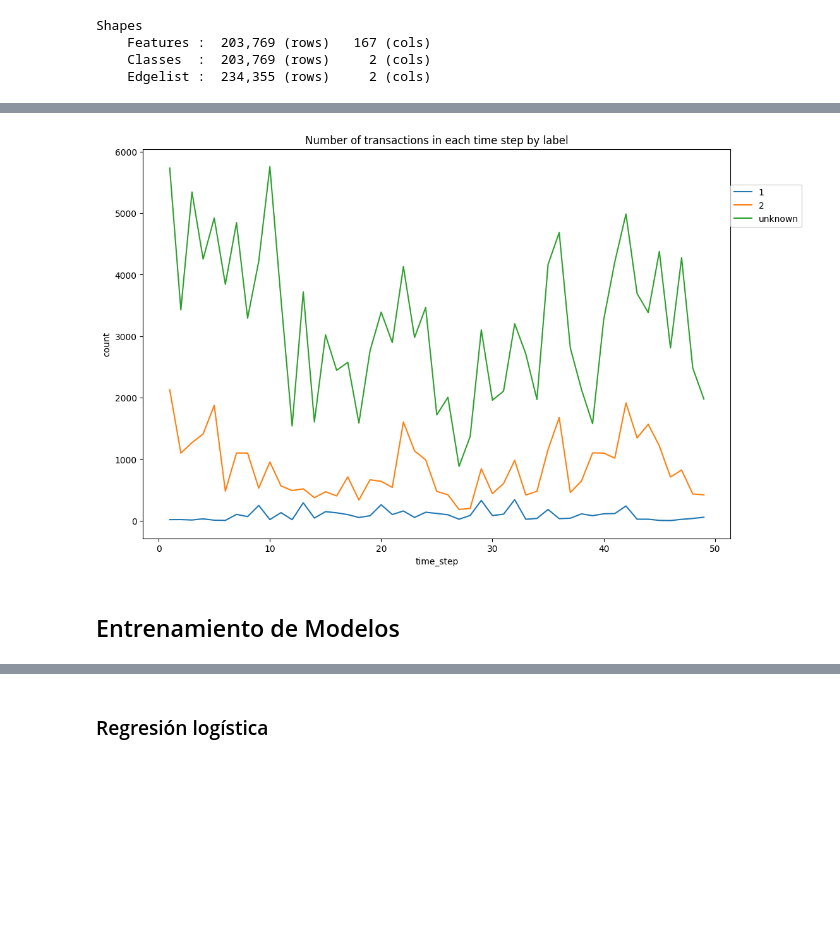
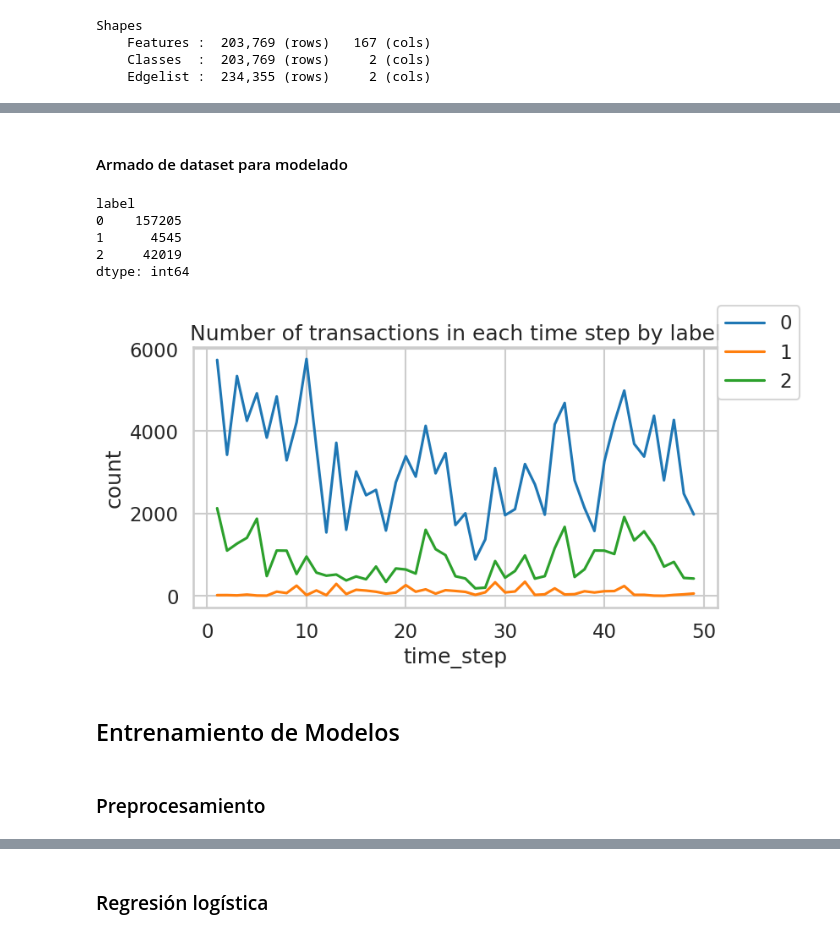
Before and after one commit to L-Ameneiro/elliptic-gnn-fraud-detector, a Jupyter notebook: notebooks/2-model-training.ipynb, the cells around one changed output, grey strips where cells are left out. Drawn from its saved outputs; the diff is of its cells as text; code cells hidden in the pictures; blank space fills up the shorter version.

Commit message:
model training notebook v1

```diff
--- a/notebooks/2-model-training.ipynb
+++ b/notebooks/2-model-training.ipynb
@@ -25,6 +52,6 @@ edges = pd.read_csv("../data/kaggle/elliptic_txs_edgelist.csv")
 classes = pd.read_csv("../data/kaggle/elliptic_txs_classes.csv")
 
 # Renombrar columnas para claridad
-features = features.rename(columns={0: "txId", 1: "time_step"})
+# features = features.rename(columns={0: "txId", 1: "time_step"})
 edges = edges.rename(columns={"txId1": "source", "txId2": "target"})
 classes = classes.rename(columns={"txId": "txId", "class": "label"})
@@ -36,3 +58,8 @@ df_features.columns = ['id', 'time step'] + [f'trans_feat_{i}' for i in range(93
+# %%
+# renombrar columnas para mayor claridad
+tx_features = ["tx_feat_"+str(i) for i in range(2,95)]
+agg_features = ["agg_feat_"+str(i) for i in range(1,73)]
+features.columns = ["txId","time_step"] + tx_features + agg_features
 # %%
 print(f"""Shapes
 {4*' '}Features : {features.shape[0]:8,} (rows)  {features.shape[1]:4,} (cols)
@@ -80,13 +74,28 @@ plt.title('Number of transactions in each time step');
+# %% [markdown]
+#### Armado de dataset para modelado
 # %%
 # merge with classes
-features = pd.merge(features, classes, left_on='txId', right_on='txId', how='left')
+df_features = pd.merge(features, classes, left_on='txId', right_on='txId', how='left')
+# %%
+df_features['label'] = df_features['label'].apply(lambda x: '0' if x == "unknown" else x)
+# %%
+# chequeamos que las clases nos quedaron bien armadas
+df_features.groupby('label').size()
+# %% [output]
+label
+0    157205
+1      4545
+2     42019
+dtype: int64
 # %%
-plt.figure(figsize=(12, 8))
-grouped = features.groupby(['time_step', 'label'])['txId'].count().reset_index().rename(columns={'txId': 'count'})
+plt.figure(figsize=(8, 4))
+grouped = df_features.groupby(['time_step', 'label'])['txId'].count().reset_index().rename(columns={'txId': 'count'})
 sns.lineplot(x='time_step', y='count', hue='label', data=grouped);
 plt.legend(loc=(1.0, 0.8));
 plt.title('Number of transactions in each time step by label');
 # %% [output]
-[figure, old version]
+[figure, new version]
 # %% [markdown]
 ## Entrenamiento de Modelos
+# %% [markdown]
+### Preprocesamiento
```
Also changed, not shown: parts of 15 cells of this notebook.
